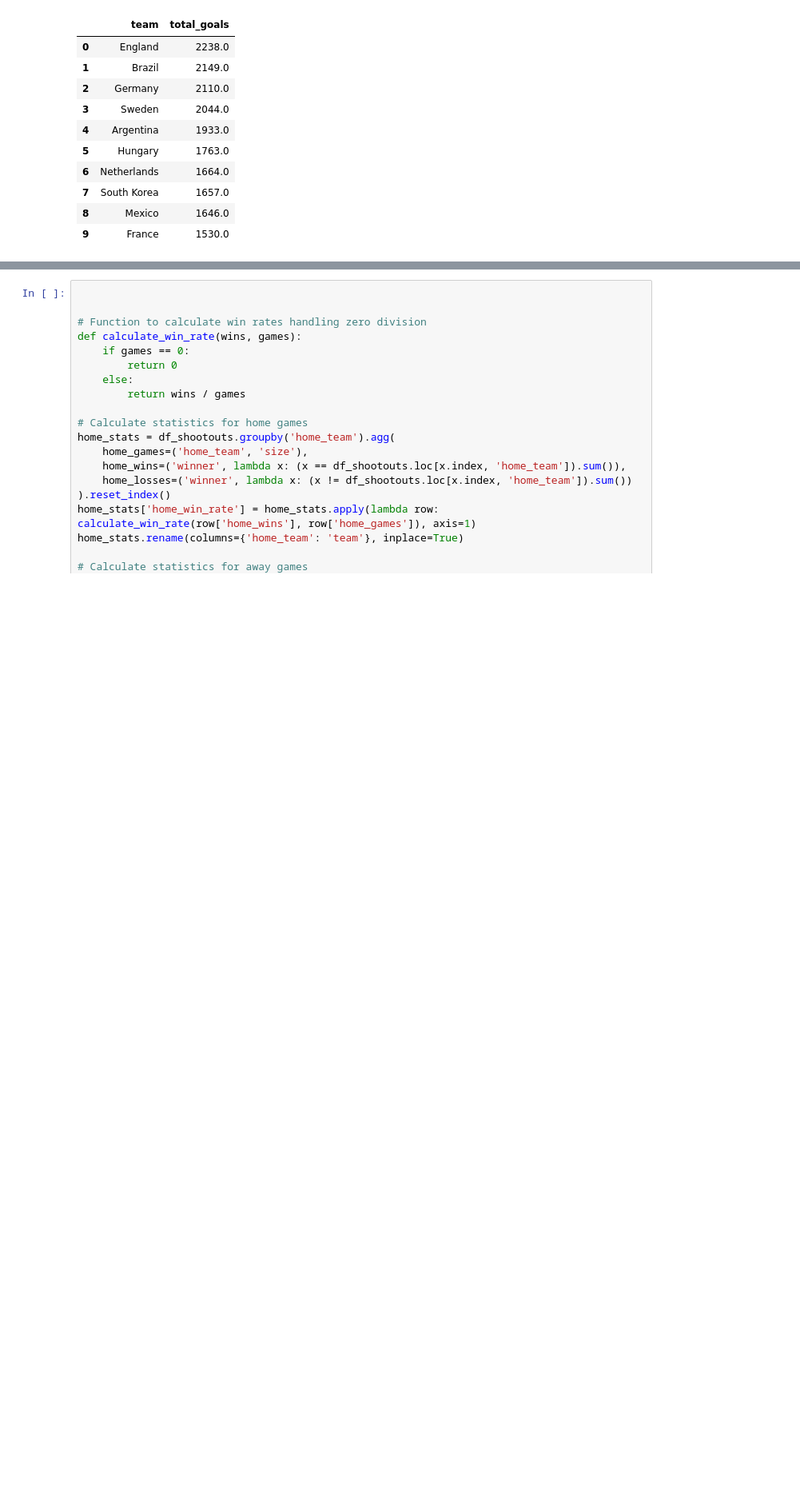
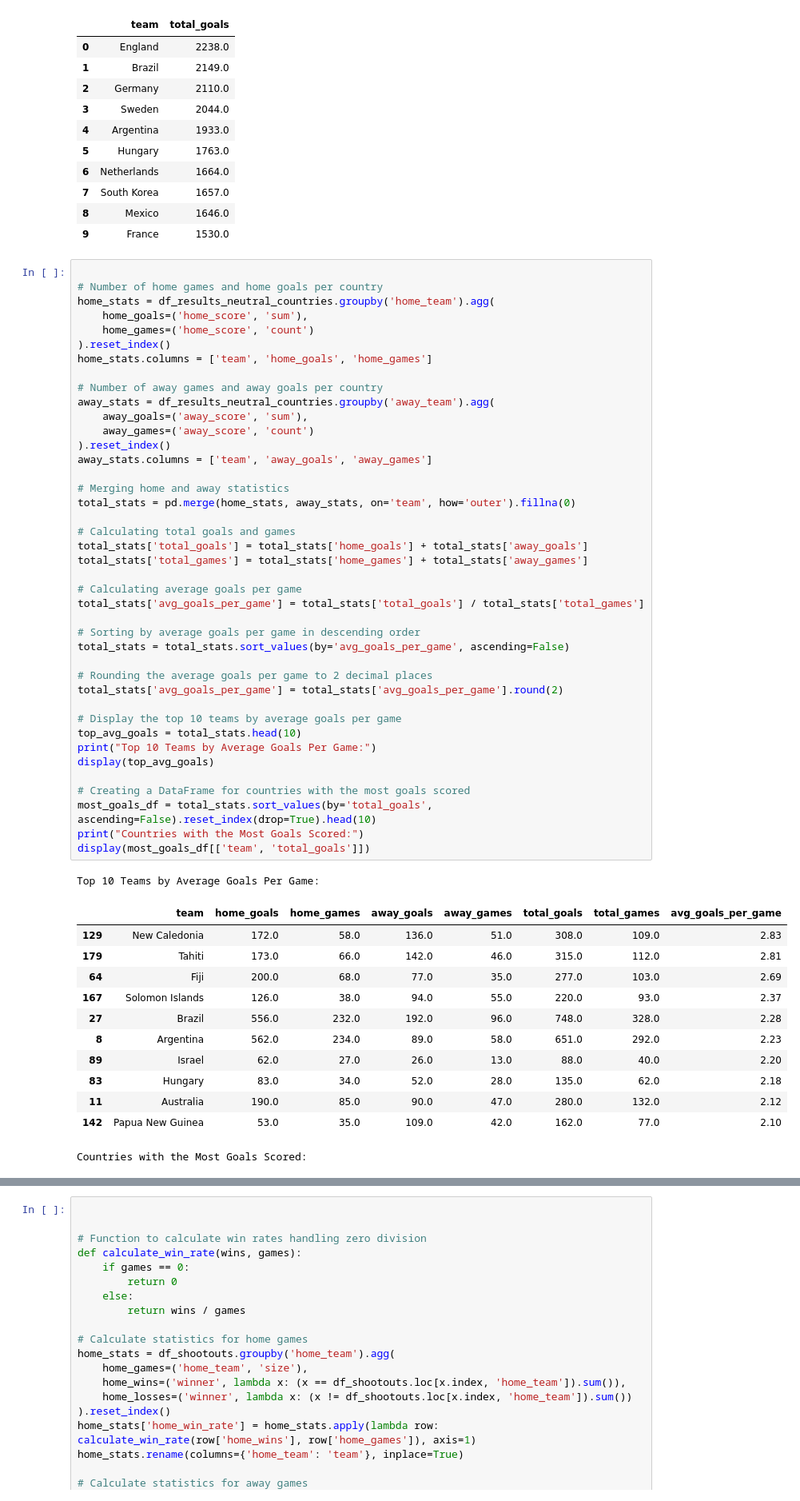
Before and after one commit to NiklasSeitherDHBW/Fussballergebnisse, a Jupyter notebook: Kontinente_Länder_Carlo.ipynb, the cells around one changed output, grey strips where cells are left out. Shown at 80% size. Cells and saved outputs as stored; diff of their text form; blank space fills up the shorter version.

```diff
--- a/Kontinente_Länder_Carlo.ipynb
+++ b/Kontinente_Länder_Carlo.ipynb
@@ -433,3 +579,58 @@ Countries with the Most Goals Scored:
 | 7 | South Korea | 1657.0 |
 | 8 | Mexico | 1646.0 |
 | 9 | France | 1530.0 |
+# %%
+
+# Number of home games and home goals per country
+home_stats = df_results_neutral_countries.groupby('home_team').agg(
+    home_goals=('home_score', 'sum'),
+    home_games=('home_score', 'count')
+).reset_index()
+home_stats.columns = ['team', 'home_goals', 'home_games']
+
+# Number of away games and away goals per country
+away_stats = df_results_neutral_countries.groupby('away_team').agg(
+    away_goals=('away_score', 'sum'),
+    away_games=('away_score', 'count')
+).reset_index()
+away_stats.columns = ['team', 'away_goals', 'away_games']
+
+# Merging home and away statistics
+total_stats = pd.merge(home_stats, away_stats, on='team', how='outer').fillna(0)
+
+# Calculating total goals and games
+total_stats['total_goals'] = total_stats['home_goals'] + total_stats['away_goals']
+total_stats['total_games'] = total_stats['home_games'] + total_stats['away_games']
+
+# Calculating average goals per game
+total_stats['avg_goals_per_game'] = total_stats['total_goals'] / total_stats['total_games']
+
+# Sorting by average goals per game in descending order
+total_stats = total_stats.sort_values(by='avg_goals_per_game', ascending=False)
+
+# Rounding the average goals per game to 2 decimal places
+total_stats['avg_goals_per_game'] = total_stats['avg_goals_per_game'].round(2)
+
+# Display the top 10 teams by average goals per game
+top_avg_goals = total_stats.head(10)
+print("Top 10 Teams by Average Goals Per Game:")
+display(top_avg_goals)
+
+# Creating a DataFrame for countries with the most goals scored
+most_goals_df = total_stats.sort_values(by='total_goals', ascending=False).reset_index(drop=True).head(10)
+print("Countries with the Most Goals Scored:")
+display(most_goals_df[['team', 'total_goals']])
+# %% [output]
+Top 10 Teams by Average Goals Per Game:
+|  | team | home_goals | home_games | away_goals | away_games | total_goals | total_games | avg_goals_per_game |
+| 129 | New Caledonia | 172.0 | 58.0 | 136.0 | 51.0 | 308.0 | 109.0 | 2.83 |
+| 179 | Tahiti | 173.0 | 66.0 | 142.0 | 46.0 | 315.0 | 112.0 | 2.81 |
+| 64 | Fiji | 200.0 | 68.0 | 77.0 | 35.0 | 277.0 | 103.0 | 2.69 |
+| 167 | Solomon Islands | 126.0 | 38.0 | 94.0 | 55.0 | 220.0 | 93.0 | 2.37 |
+| 27 | Brazil | 556.0 | 232.0 | 192.0 | 96.0 | 748.0 | 328.0 | 2.28 |
+| 8 | Argentina | 562.0 | 234.0 | 89.0 | 58.0 | 651.0 | 292.0 | 2.23 |
+| 89 | Israel | 62.0 | 27.0 | 26.0 | 13.0 | 88.0 | 40.0 | 2.20 |
+| 83 | Hungary | 83.0 | 34.0 | 52.0 | 28.0 | 135.0 | 62.0 | 2.18 |
+| 11 | Australia | 190.0 | 85.0 | 90.0 | 47.0 | 280.0 | 132.0 | 2.12 |
+| 142 | Papua New Guinea | 53.0 | 35.0 | 109.0 | 42.0 | 162.0 | 77.0 | 2.10 |
+Countries with the Most Goals Scored:
```
Also changed, not shown: parts of 12 cells of this notebook.
